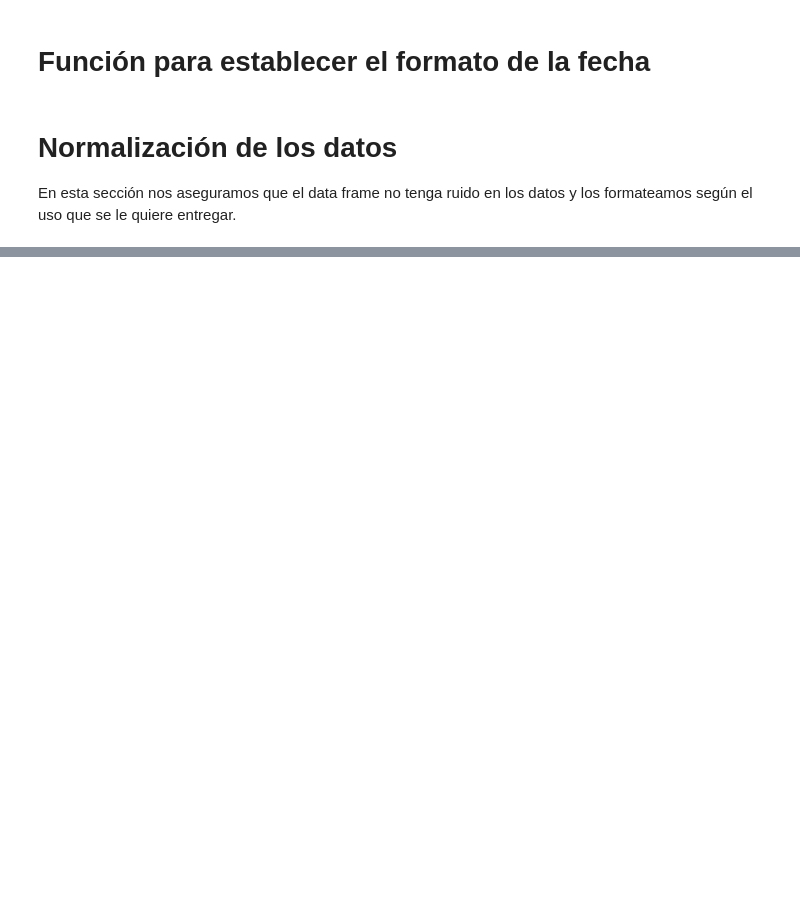
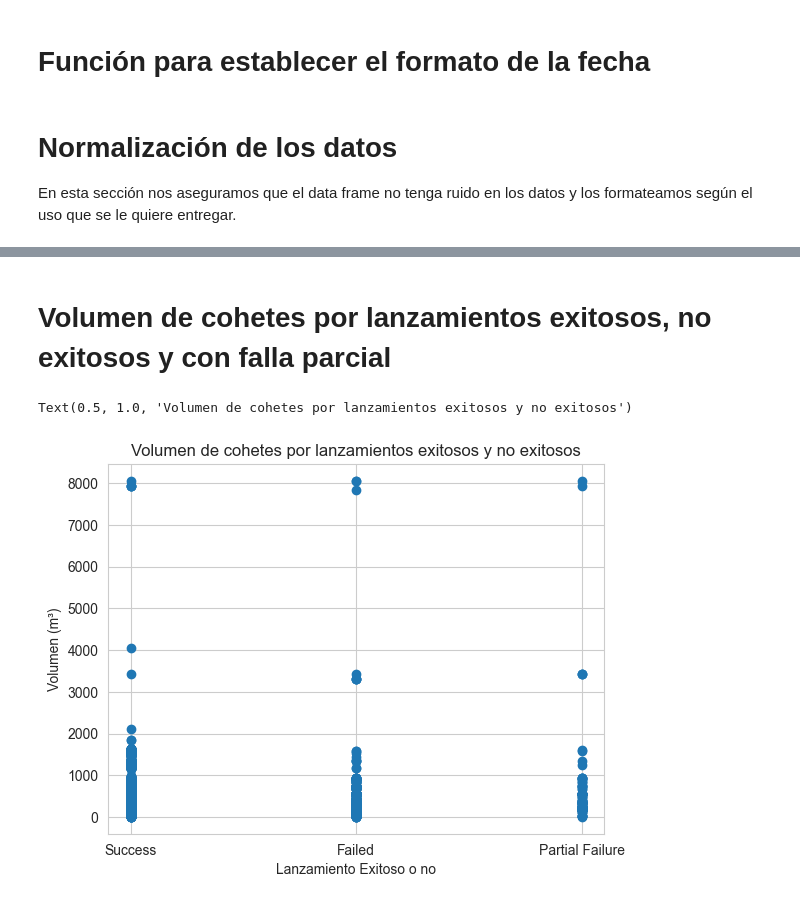
Before and after one commit to Inncubux/Tarea1Data, a Jupyter notebook: Tarea1.ipynb, the cells around one changed output, grey strips where cells are left out. Cells and saved outputs as stored; diff of their text form; code cells hidden in the pictures; blank space fills up the shorter version.

```diff
--- a/Tarea1.ipynb
+++ b/Tarea1.ipynb
@@ -166,0 +225,10 @@ df.to_csv('launch_data.csv', index=False)
+# %% [markdown]
+# Volumen de cohetes por lanzamientos exitosos, no exitosos y con falla parcial
+# %%
+plt.scatter(df['success'],df['volume'])
+plt.xlabel('Lanzamiento Exitoso o no')
+plt.ylabel('Volumen (m³)')
+plt.title('Volumen de cohetes por lanzamientos exitosos, no exitosos y con falla parcial')
+# %% [output]
+Text(0.5, 1.0, 'Volumen de cohetes por lanzamientos exitosos y no exitosos')
+[figure, added]
```
Also changed, not shown: parts of 9 cells of this notebook, 1 other file.
